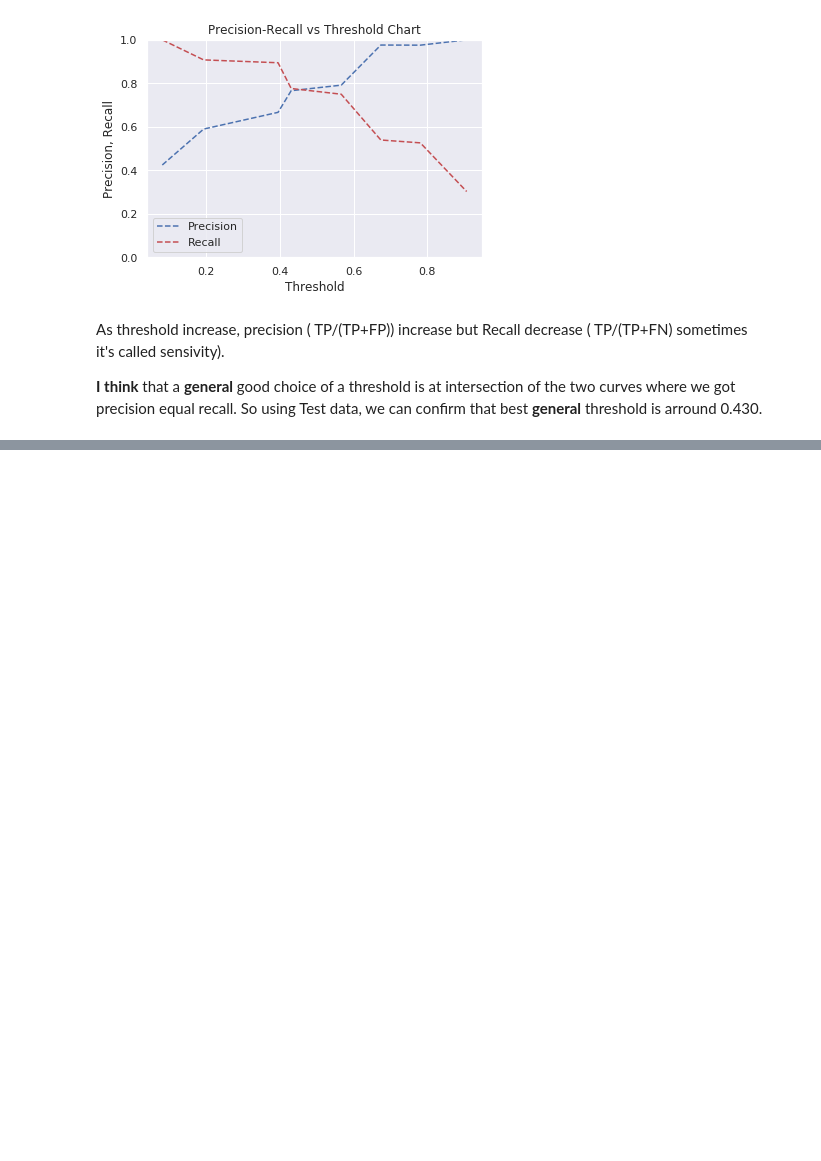
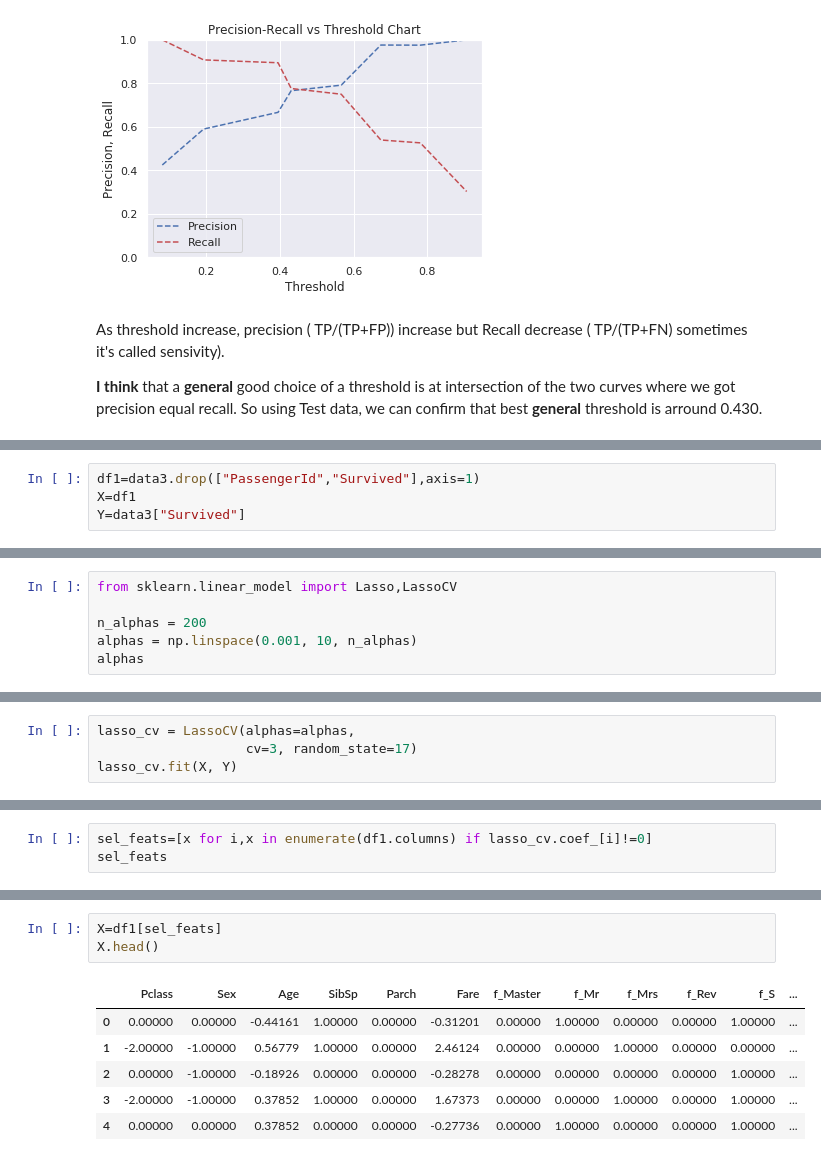
Before and after one commit to hayari/GoMyCodeML, a Jupyter notebook: Logistic_Regression.ipynb, the cells around one changed output, grey strips where cells are left out. Saved outputs shown, nothing was run; the diff lists cells and outputs as text; blank space fills up the shorter version.

```diff
--- a/Logistic_Regression.ipynb
+++ b/Logistic_Regression.ipynb
@@ -644,0 +650,4 @@ So using Test data, we can confirm that best **general** threshold is arround 0.
+# %%
+df1=data3.drop(["PassengerId","Survived"],axis=1)
+X=df1
+Y=data3["Survived"]
@@ -644,0 +656,6 @@ So using Test data, we can confirm that best **general** threshold is arround 0.
+# %%
+from sklearn.linear_model import Lasso,LassoCV
+
+n_alphas = 200
+alphas = np.linspace(0.001, 10, n_alphas)
+alphas
@@ -644,0 +680,4 @@ So using Test data, we can confirm that best **general** threshold is arround 0.
+# %%
+lasso_cv = LassoCV(alphas=alphas,
+                   cv=3, random_state=17)
+lasso_cv.fit(X, Y)
@@ -644,0 +711,3 @@ So using Test data, we can confirm that best **general** threshold is arround 0.
+# %%
+sel_feats=[x for i,x in enumerate(df1.columns) if lasso_cv.coef_[i]!=0]
+sel_feats
@@ -644,0 +728,10 @@ So using Test data, we can confirm that best **general** threshold is arround 0.
+# %%
+X=df1[sel_feats]
+X.head()
+# %% [output]
+|  | Pclass | Sex | Age | SibSp | Parch | Fare | f_Master | f_Mr | f_Mrs | f_Rev | f_S | ... |
+| 0 | 0.00000 | 0.00000 | -0.44161 | 1.00000 | 0.00000 | -0.31201 | 0.00000 | 1.00000 | 0.00000 | 0.00000 | 1.00000 | ... |
+| 1 | -2.00000 | -1.00000 | 0.56779 | 1.00000 | 0.00000 | 2.46124 | 0.00000 | 0.00000 | 1.00000 | 0.00000 | 0.00000 | ... |
+| 2 | 0.00000 | -1.00000 | -0.18926 | 0.00000 | 0.00000 | -0.28278 | 0.00000 | 0.00000 | 0.00000 | 0.00000 | 1.00000 | ... |
+| 3 | -2.00000 | -1.00000 | 0.37852 | 1.00000 | 0.00000 | 1.67373 | 0.00000 | 0.00000 | 1.00000 | 0.00000 | 1.00000 | ... |
+| 4 | 0.00000 | 0.00000 | 0.37852 | 0.00000 | 0.00000 | -0.27736 | 0.00000 | 1.00000 | 0.00000 | 0.00000 | 1.00000 | ... |
```
Also changed, not shown: parts of 29 cells of this notebook.
